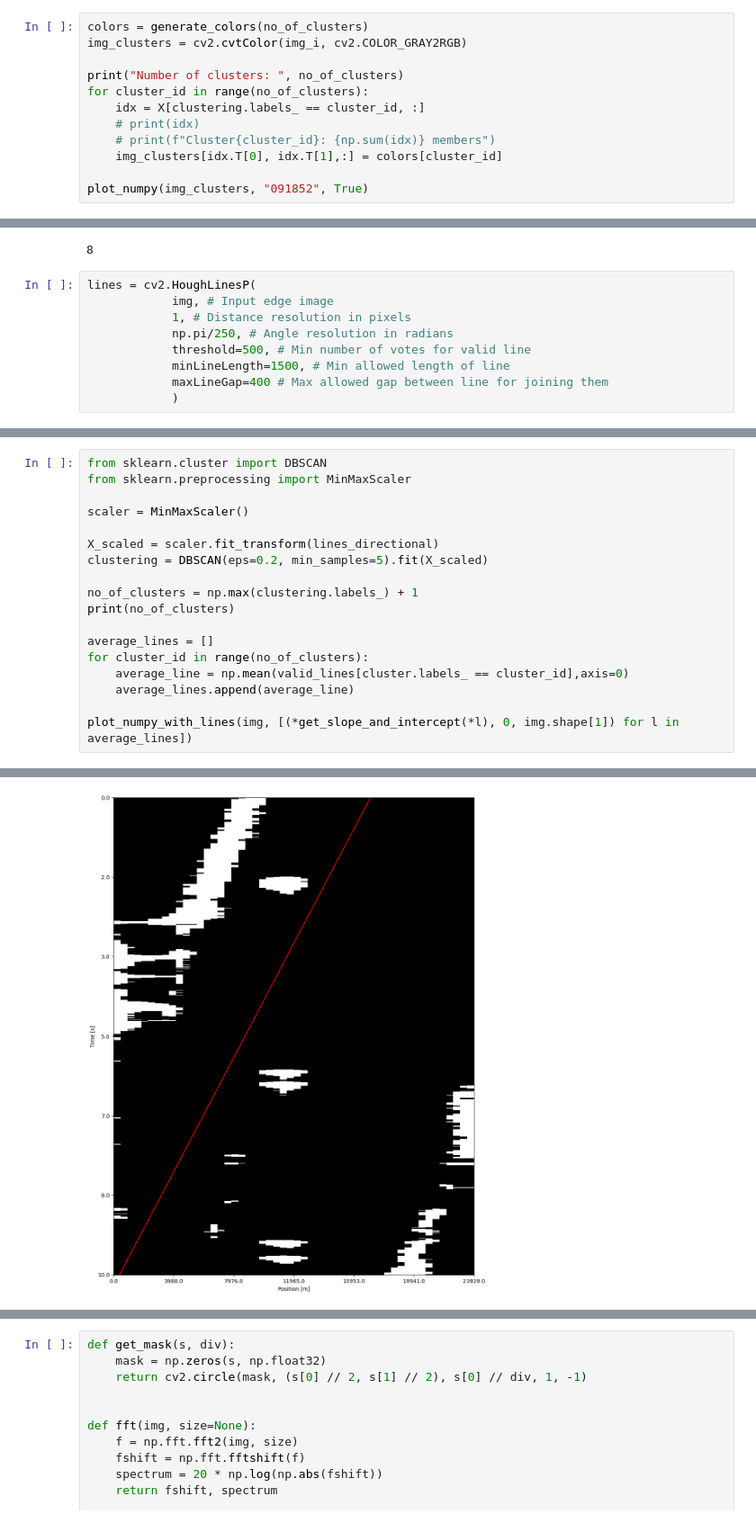
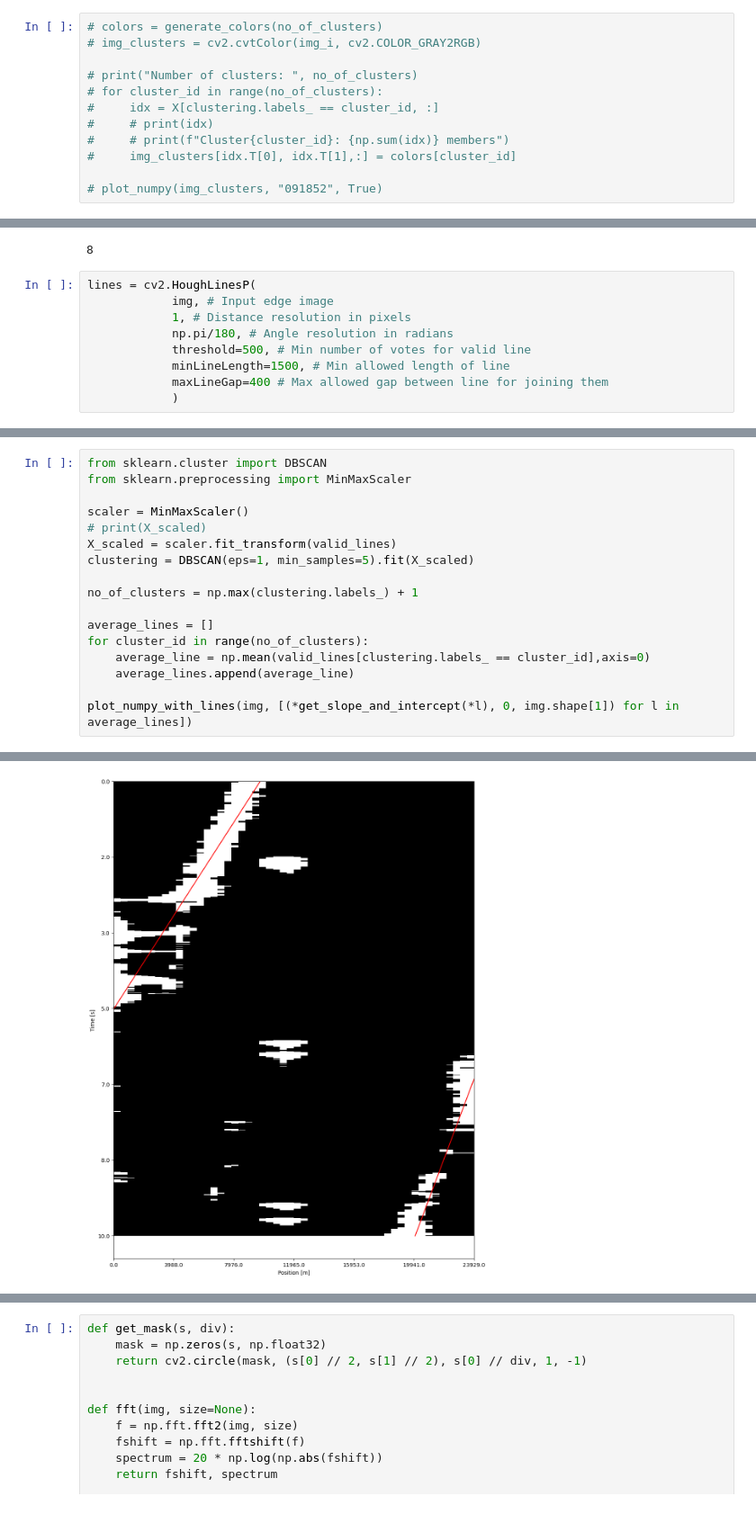
Before and after one commit to shhhQuiettt/moving-objects-DAS-system, a Jupyter notebook: image_processing_2-Copy1.ipynb, the cells around one changed output, grey strips where cells are left out. Shown at 90% size. Cells and saved outputs as stored; diff of their text form.

```diff
--- a/image_processing_2-Copy1.ipynb
+++ b/image_processing_2-Copy1.ipynb
@@ -106,12 +104,12 @@ NameError: name 'img_i' is not defined
 # %%
-colors = generate_colors(no_of_clusters)
-img_clusters = cv2.cvtColor(img_i, cv2.COLOR_GRAY2RGB)
+# colors = generate_colors(no_of_clusters)
+# img_clusters = cv2.cvtColor(img_i, cv2.COLOR_GRAY2RGB)
 
-print("Number of clusters: ", no_of_clusters)
-for cluster_id in range(no_of_clusters):
-    idx = X[clustering.labels_ == cluster_id, :]
-    # print(idx)
-    # print(f"Cluster{cluster_id}: {np.sum(idx)} members")
-    img_clusters[idx.T[0], idx.T[1],:] = colors[cluster_id]
+# print("Number of clusters: ", no_of_clusters)
+# for cluster_id in range(no_of_clusters):
+#     idx = X[clustering.labels_ == cluster_id, :]
+#     # print(idx)
+#     # print(f"Cluster{cluster_id}: {np.sum(idx)} members")
+#     img_clusters[idx.T[0], idx.T[1],:] = colors[cluster_id]
 
-plot_numpy(img_clusters, "091852", True)
+# plot_numpy(img_clusters, "091852", True)
@@ -164,7 +158,7 @@ NameError: name 'no_of_clusters' is not defined
 lines = cv2.HoughLinesP(
             img, # Input edge image
             1, # Distance resolution in pixels
-            np.pi/250, # Angle resolution in radians
+            np.pi/180, # Angle resolution in radians
             threshold=500, # Min number of votes for valid line
             minLineLength=1500, # Min allowed length of line
             maxLineGap=400 # Max allowed gap between line for joining them
@@ -223,16 +209,15 @@ from sklearn.cluster import DBSCAN
 from sklearn.preprocessing import MinMaxScaler
 
 scaler = MinMaxScaler()
-
-X_scaled = scaler.fit_transform(lines_directional)
-clustering = DBSCAN(eps=0.2, min_samples=5).fit(X_scaled)
+# print(X_scaled)
+X_scaled = scaler.fit_transform(valid_lines)
+clustering = DBSCAN(eps=1, min_samples=5).fit(X_scaled)
 
 no_of_clusters = np.max(clustering.labels_) + 1
-print(no_of_clusters)
 
 average_lines = []
 for cluster_id in range(no_of_clusters):
-    average_line = np.mean(valid_lines[cluster.labels_ == cluster_id],axis=0)
+    average_line = np.mean(valid_lines[clustering.labels_ == cluster_id],axis=0)
     average_lines.append(average_line)
 
 plot_numpy_with_lines(img, [(*get_slope_and_intercept(*l), 0, img.shape[1]) for l in average_lines])
@@ -241 +225 @@ plot_numpy_with_lines(img, [(*get_slope_and_intercept(*l), 0, img.shape[1]) for
-[figure, old version]
+[figure, new version]
```
Also changed, not shown: parts of 12 cells of this notebook, 5 other files.
